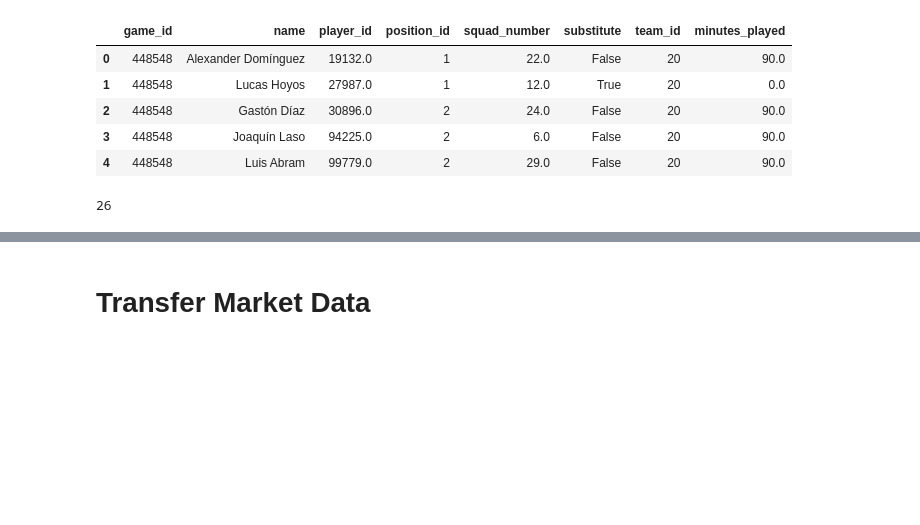
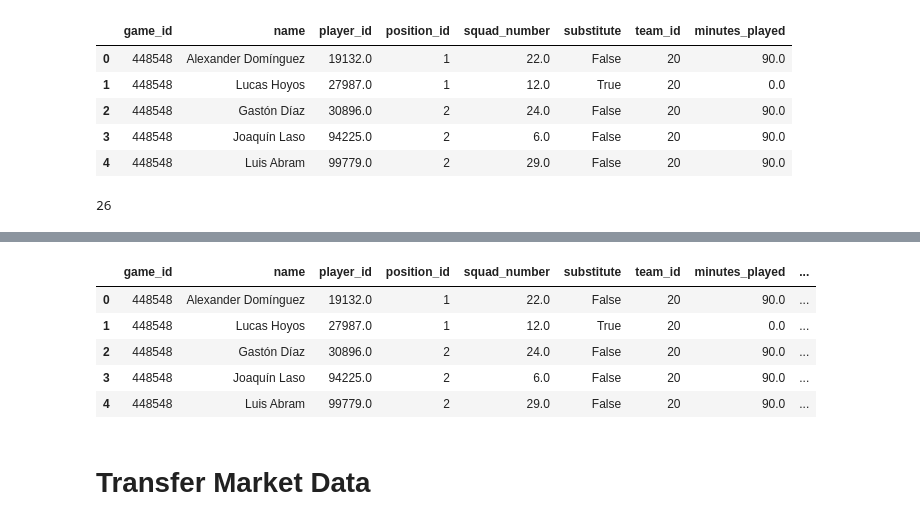
Before and after one commit to d-v-dlee/super_liga_xg, a Jupyter notebook: mongo_player_dec.ipynb, the cells around one changed output, grey strips where cells are left out. Cells and saved outputs as stored; diff of their text form; code cells hidden in the pictures; blank space fills up the shorter version.

```diff
--- a/mongo_player_dec.ipynb
+++ b/mongo_player_dec.ipynb
@@ -42,9 +42,9 @@ names = players_minutes_df['name'].unique()
 # %%
 afa_team_dict = {20: 'VEL', 13: 'NOB', 136: 'TIG', 19: 'SLO', 8: 'GIM', 2: 'ARG',
  137: 'UNI', 122: 'ALD', 869: 'PA', 6: 'COL', 124: 'BEL', 134: 'SMS',
- '5': 'BOC', '135': 'TAL', 132: 'GOD', 7: 'EST', 12: 'LAN', 129: 'DEF',
- '18': 'ROS', '4': 'BAN', '100': 'HUR', '17': 'RIV', '815': 'ATT', '16': 'RAC', '10': 'IND',
- '490': 'SMT'}
+ 5: 'BOC', 135: 'TAL', 132: 'GOD', 7: 'EST', 12: 'LAN', 129: 'DEF',
+ 18: 'ROS', 4: 'BAN', 100: 'HUR', 17: 'RIV', 815: 'ATT', 16: 'RAC', 10: 'IND',
+ 490: 'SMT'}
 # %%
 len(afa_team_dict)
 # %% [output]
@@ -101,3 +81,12 @@ players_minutes_df['club_brev'] = players_minutes_df['team_id'].map(afa_team_dic
+# %%
+players_minutes_df.head()
+# %% [output]
+|  | game_id | name | player_id | position_id | squad_number | substitute | team_id | minutes_played | ... |
+| 0 | 448548 | Alexander Domínguez | 19132.0 | 1 | 22.0 | False | 20 | 90.0 | ... |
+| 1 | 448548 | Lucas Hoyos | 27987.0 | 1 | 12.0 | True | 20 | 0.0 | ... |
+| 2 | 448548 | Gastón Díaz | 30896.0 | 2 | 24.0 | False | 20 | 90.0 | ... |
+| 3 | 448548 | Joaquín Laso | 94225.0 | 2 | 6.0 | False | 20 | 90.0 | ... |
+| 4 | 448548 | Luis Abram | 99779.0 | 2 | 29.0 | False | 20 | 90.0 | ... |
 # %% [markdown]
 # Transfer Market Data
 # %%
```
Also changed, not shown: parts of 3 cells of this notebook.
